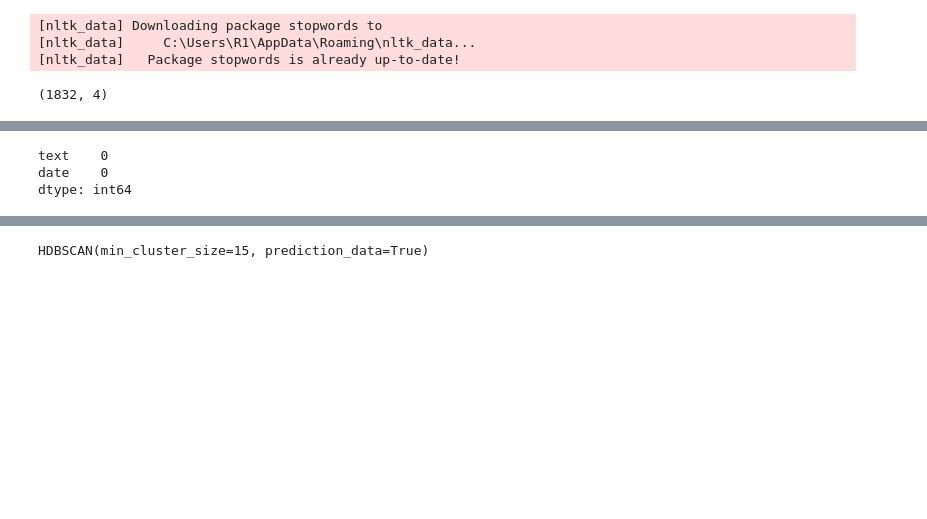
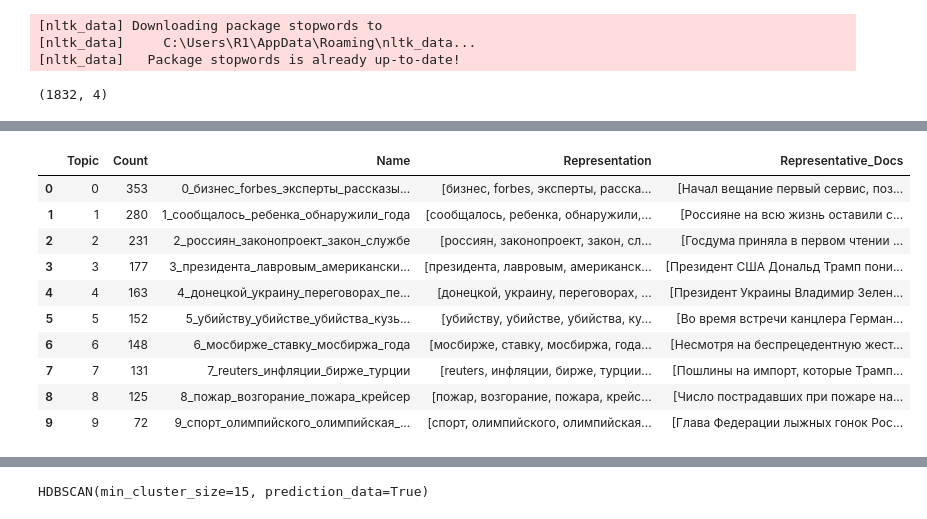
Before and after one commit to datanalist/company-clasterization, a Jupyter notebook: notebooks/topics.ipynb, the cells around one changed output, grey strips where cells are left out. Cells and saved outputs as stored; diff of their text form; code cells hidden in the pictures; blank space fills up the shorter version.

```diff
--- a/notebooks/topics.ipynb
+++ b/notebooks/topics.ipynb
@@ -33,3 +33,9 @@ news = pd.read_csv("../data/raw/nnews.csv")
+# %%
+
+device = torch.device("cuda" if torch.cuda.is_available() else "cpu")
+stopWords = stopwords.words('russian')
+
+news = pd.read_csv("../data/raw/nnews.csv")
 # %%
 news.dropna(subset=['text'], inplace=True)
 
@@ -49,0 +58,3 @@ news.shape
+# %%
+embedding_model = SentenceTransformer("deepvk/USER2-base", device=device)
+20
@@ -50,4 +66,6 @@ news.shape
 # %%
-embedding_model = SentenceTransformer("all-MiniLM-L6-v2")
-dim_model = UMAP(n_neighbors=15, n_components=10, min_dist=0.0, metric='cosine')
-cluster_model = HDBSCAN(min_cluster_size=15, metric='euclidean', cluster_selection_method='eom', prediction_data=True)
+dim_model = UMAP(n_neighbors=15, n_components=100, min_dist=0.0, metric='euclidean')
+# cluster_model = HDBSCAN(min_cluster_size=15, metric='euclidean', cluster_selection_method='eom', prediction_data=True)
+cluster_model = KMeans(n_clusters=10, random_state=42)
+vectorizer_model = CountVectorizer(stop_words=stopWords)
+ctfidf_model = ClassTfidfTransformer(reduce_frequent_words=True)
@@ -68,7 +94,15 @@ topic_model = BERTopic(
 topics, probs = topic_model.fit_transform(news['text'])
-# %%
-news.isnull().sum()
-# %% [output]
-text    0
-date    0
-dtype: int64
+# %%
+topic_model.get_topic_info()
+# %% [output]
+|  | Topic | Count | Name | Representation | Representative_Docs |
+| 0 | 0 | 353 | 0_бизнес_forbes_эксперты_рассказы... | [бизнес, forbes, эксперты, расска... | [Начал вещание первый сервис, поз... |
+| 1 | 1 | 280 | 1_сообщалось_ребенка_обнаружили_года | [сообщалось, ребенка, обнаружили,... | [Россияне на всю жизнь оставили с... |
+| 2 | 2 | 231 | 2_россиян_законопроект_закон_службе | [россиян, законопроект, закон, сл... | [Госдума приняла в первом чтении ... |
+| 3 | 3 | 177 | 3_президента_лавровым_американски... | [президента, лавровым, американск... | [Президент США Дональд Трамп пони... |
+| 4 | 4 | 163 | 4_донецкой_украину_переговорах_пе... | [донецкой, украину, переговорах, ... | [Президент Украины Владимир Зелен... |
+| 5 | 5 | 152 | 5_убийству_убийстве_убийства_кузь... | [убийству, убийстве, убийства, ку... | [Во время встречи канцлера Герман... |
+| 6 | 6 | 148 | 6_мосбирже_ставку_мосбиржа_года | [мосбирже, ставку, мосбиржа, года... | [Несмотря на беспрецедентную жест... |
+| 7 | 7 | 131 | 7_reuters_инфляции_бирже_турции | [reuters, инфляции, бирже, турции... | [Пошлины на импорт, которые Трамп... |
+| 8 | 8 | 125 | 8_пожар_возгорание_пожара_крейсер | [пожар, возгорание, пожара, крейс... | [Число пострадавших при пожаре на... |
+| 9 | 9 | 72 | 9_спорт_олимпийского_олимпийская_... | [спорт, олимпийского, олимпийская... | [Глава Федерации лыжных гонок Рос... |
```
Also changed, not shown: parts of 26 cells of this notebook, 2 other files.
